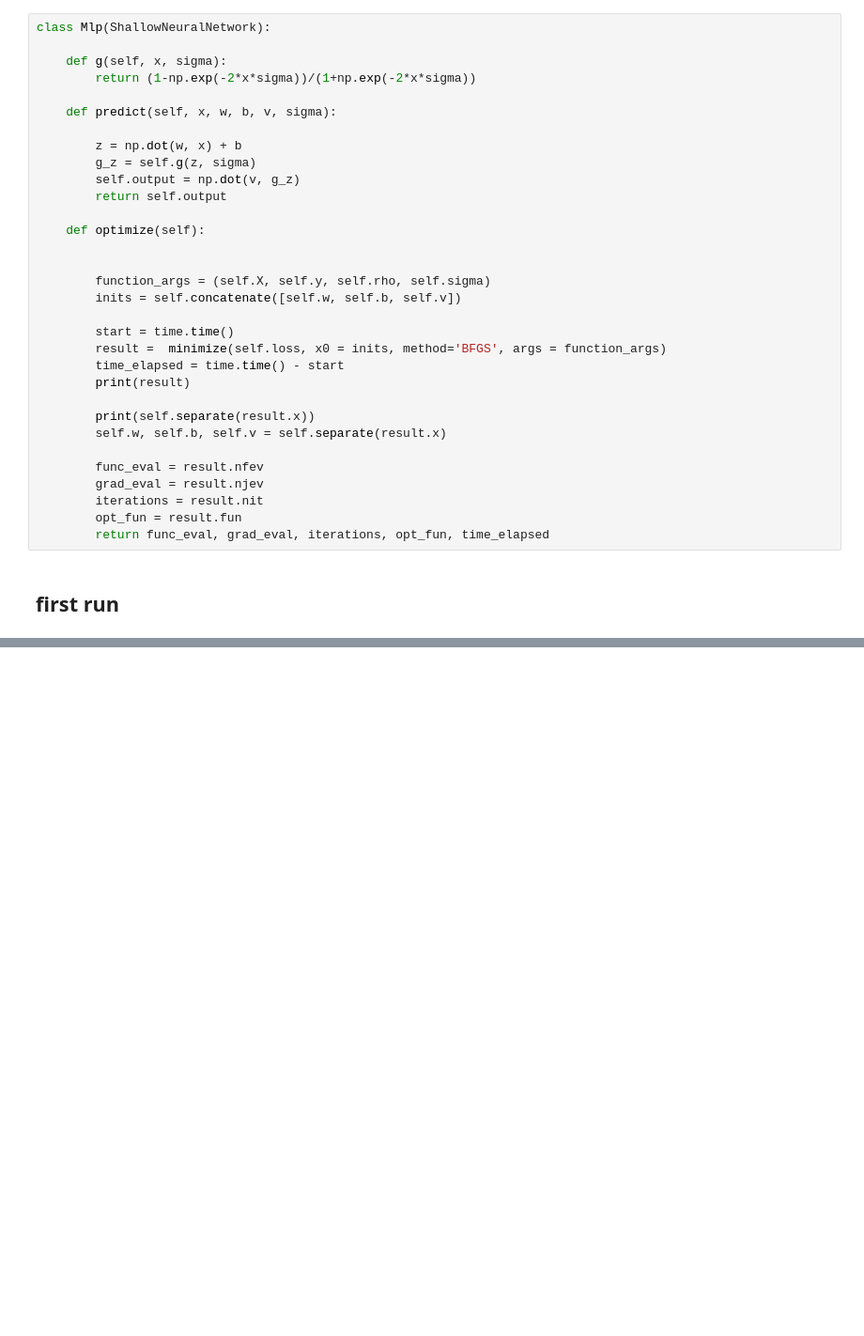
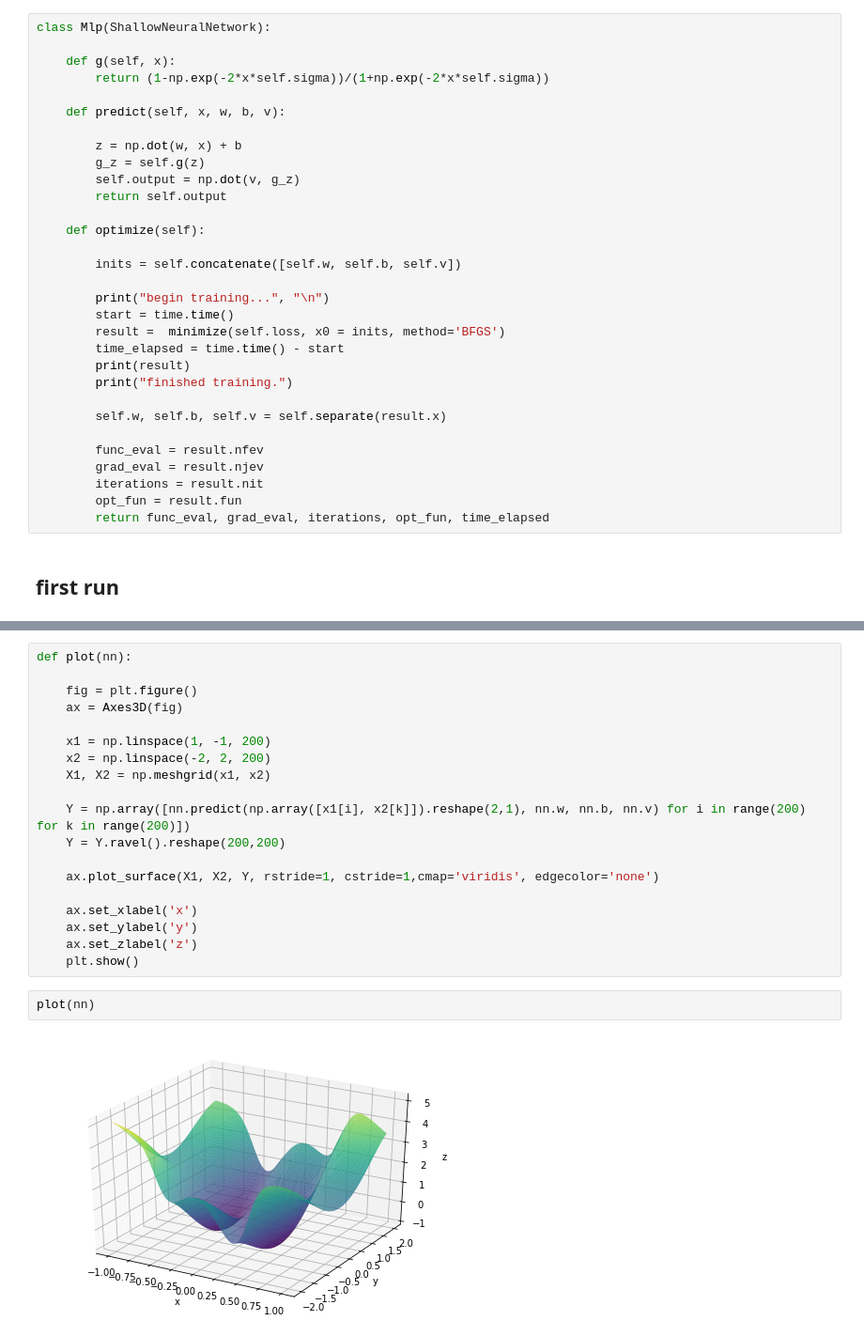
Before and after one commit to giorgiozannini/omml-homework-2, a Jupyter notebook: mlp.ipynb, the cells around one changed output, grey strips where cells are left out. Shown at 94% size. Cells and saved outputs as stored; diff of their text form; blank space fills up the shorter version.

Commit message:
added plot, cleaned a lil more

```diff
--- a/mlp.ipynb
+++ b/mlp.ipynb
@@ -69,28 +62,27 @@ class ShallowNeuralNetwork:
 # %%
 class Mlp(ShallowNeuralNetwork):
 
-    def g(self, x, sigma):
-        return (1-np.exp(-2*x*sigma))/(1+np.exp(-2*x*sigma))
+    def g(self, x):
+        return (1-np.exp(-2*x*self.sigma))/(1+np.exp(-2*x*self.sigma))
 
-    def predict(self, x, w, b, v, sigma):
+    def predict(self, x, w, b, v):
 
         z = np.dot(w, x) + b
-        g_z = self.g(z, sigma)
+        g_z = self.g(z)
         self.output = np.dot(v, g_z)
         return self.output
 
     def optimize(self):
 
-
-        function_args = (self.X, self.y, self.rho, self.sigma)
         inits = self.concatenate([self.w, self.b, self.v])
 
+        print("begin training...", "\n")
         start = time.time()
-        result =  minimize(self.loss, x0 = inits, method='BFGS', args = function_args)
+        result =  minimize(self.loss, x0 = inits, method='BFGS')
         time_elapsed = time.time() - start
         print(result)
+        print("finished training.")
 
-        print(self.separate(result.x))
         self.w, self.b, self.v = self.separate(result.x)
 
         func_eval = result.nfev
@@ -132,0 +117,23 @@ del w, b, v
+# %%
+def plot(nn):
+
+    fig = plt.figure()
+    ax = Axes3D(fig)
+
+    x1 = np.linspace(1, -1, 200)
+    x2 = np.linspace(-2, 2, 200)
+    X1, X2 = np.meshgrid(x1, x2)
+
+    Y = np.array([nn.predict(np.array([x1[i], x2[k]]).reshape(2,1), nn.w, nn.b, nn.v) for i in range(200) for k in range(200)])
+    Y = Y.ravel().reshape(200,200)
+
+    ax.plot_surface(X1, X2, Y, rstride=1, cstride=1,cmap='viridis', edgecolor='none')
+
+    ax.set_xlabel('x')
+    ax.set_ylabel('y')
+    ax.set_zlabel('z')
+    plt.show()
+# %%
+plot(nn)
+# %% [output]
+[figure, added]
```
Also changed, not shown: parts of 5 cells of this notebook.
